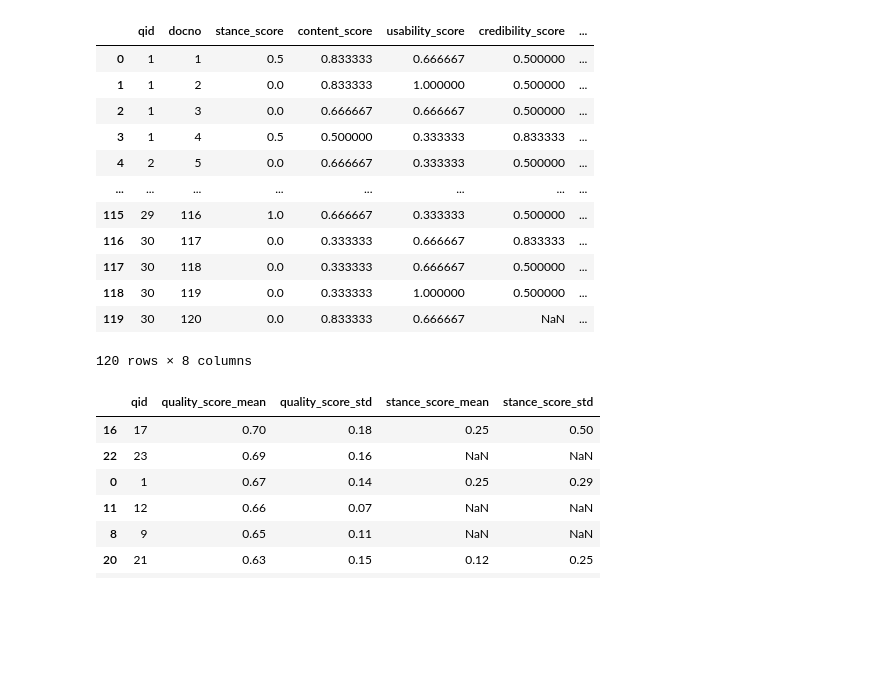
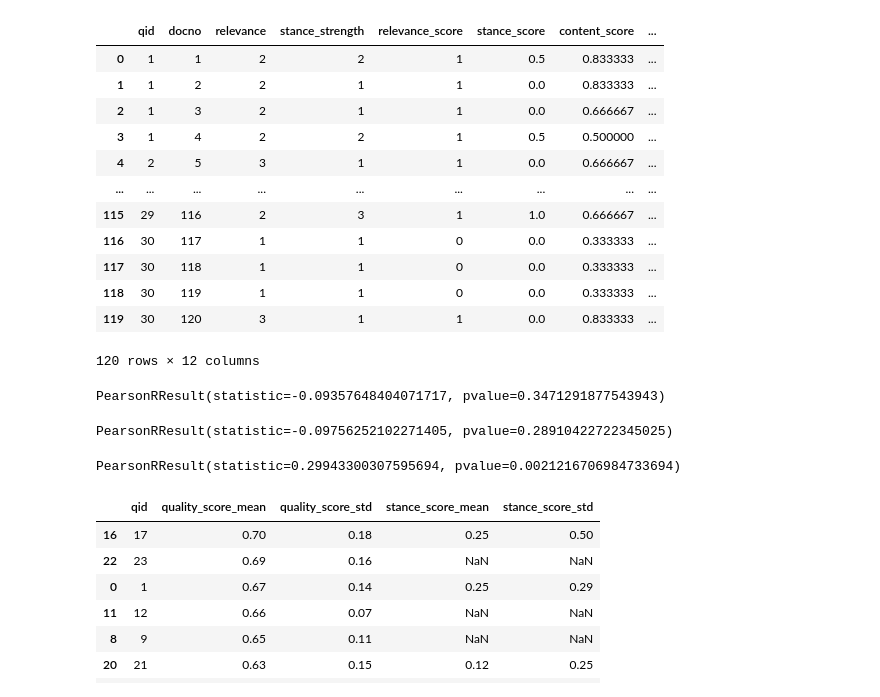
Before and after one commit to webis-de/clef24-search-quality-decision-making, a Jupyter notebook: notebooks/evaluation_quality.ipynb, the cells around one changed output. Cells and saved outputs as stored; diff of their text form; code cells hidden in the pictures; blank space fills up the shorter version.

```diff
--- a/notebooks/evaluation_quality.ipynb
+++ b/notebooks/evaluation_quality.ipynb
@@ -86,7 +87,7 @@ df.drop(columns=[
     "stance_most_detailed_object1",
     "stance_most_detailed_object2",
     "stance_favored_objects",
-    "stance_strength",
+    # "stance_strength",
     "stance_favored_object1",
     "stance_favored_object2",
     "content_information_depth",
@@ -95,48 +96,67 @@ df.drop(columns=[
     "content_wordiness_score",
     "content_rhetoric",
     "content_rhetoric_score",
     "usability_design_elements_text",
     "usability_design_elements_tables",
     "usability_design_elements_pictures_graphics",
     "usability_design_elements_key_points",
     "usability_design_elements_question_answer",
     "usability_design_elements_interviews",
     "usability_design_elements_animations_interactive_media",
     "usability_design_elements_none",
     "usability_design_elements_score",
     "usability_readability",
     "usability_readability_score",
     "credibility_source",
     "credibility_source_score",
     "credibility_author",
     "credibility_author_score",
     "credibility_truthfulness",
     "credibility_truthfulness_score",
     "credibility_verifiability",
     "credibility_verifiability_score",
     "up_to_dateness_date",
     "up_to_dateness_date_score",
     "up_to_dateness_updates",
     "up_to_dateness_updates_score",
-    "relevance",
-    "relevance_score",
+    # "relevance",
+    # "relevance_score",
     "???",
 ], inplace=True)
+df["rank"] = df.groupby("qid")["docno"].rank(method="dense", ascending=True).astype(int)
 df
 # %% [output]
-|  | qid | docno | stance_score | content_score | usability_score | credibility_score | ... |
-| 0 | 1 | 1 | 0.5 | 0.833333 | 0.666667 | 0.500000 | ... |
-| 1 | 1 | 2 | 0.0 | 0.833333 | 1.000000 | 0.500000 | ... |
-| 2 | 1 | 3 | 0.0 | 0.666667 | 0.666667 | 0.500000 | ... |
-| 3 | 1 | 4 | 0.5 | 0.500000 | 0.333333 | 0.833333 | ... |
-| 4 | 2 | 5 | 0.0 | 0.666667 | 0.333333 | 0.500000 | ... |
-| ... | ... | ... | ... | ... | ... | ... | ... |
-| 115 | 29 | 116 | 1.0 | 0.666667 | 0.333333 | 0.500000 | ... |
-| 116 | 30 | 117 | 0.0 | 0.333333 | 0.666667 | 0.833333 | ... |
-| 117 | 30 | 118 | 0.0 | 0.333333 | 0.666667 | 0.500000 | ... |
-| 118 | 30 | 119 | 0.0 | 0.333333 | 1.000000 | 0.500000 | ... |
-| 119 | 30 | 120 | 0.0 | 0.833333 | 0.666667 | NaN | ... |
+|  | qid | docno | relevance | stance_strength | relevance_score | stance_score | content_score | ... |
+| 0 | 1 | 1 | 2 | 2 | 1 | 0.5 | 0.833333 | ... |
+| 1 | 1 | 2 | 2 | 1 | 1 | 0.0 | 0.833333 | ... |
+| 2 | 1 | 3 | 2 | 1 | 1 | 0.0 | 0.666667 | ... |
+| 3 | 1 | 4 | 2 | 2 | 1 | 0.5 | 0.500000 | ... |
+| 4 | 2 | 5 | 3 | 1 | 1 | 0.0 | 0.666667 | ... |
+| ... | ... | ... | ... | ... | ... | ... | ... | ... |
+| 115 | 29 | 116 | 2 | 3 | 1 | 1.0 | 0.666667 | ... |
+| 116 | 30 | 117 | 1 | 1 | 0 | 0.0 | 0.333333 | ... |
+| 117 | 30 | 118 | 1 | 1 | 0 | 0.0 | 0.333333 | ... |
+| 118 | 30 | 119 | 1 | 1 | 0 | 0.0 | 0.333333 | ... |
+| 119 | 30 | 120 | 3 | 1 | 1 | 0.0 | 0.833333 | ... |
-120 rows × 8 columns
+120 rows × 12 columns
+# %%
+df_corr = df.copy()
+df_corr = df_corr[df_corr["quality_score"].notna()]
+pearsonr(df_corr["rank"], df_corr["quality_score"])
+# %% [output]
+PearsonRResult(statistic=-0.09357648404071717, pvalue=0.3471291877543943)
+# %%
+df_corr = df.copy()
+df_corr = df_corr[df_corr["relevance_score"].notna()]
+pearsonr(df_corr["rank"], df_corr["relevance_score"])
+# %% [output]
+PearsonRResult(statistic=-0.09756252102271405, pvalue=0.28910422722345025)
+# %%
+df_corr = df.copy()
+df_corr = df_corr[df_corr["quality_score"].notna() & df_corr["relevance_score"].notna()]
+pearsonr(df_corr["quality_score"], df_corr["relevance_score"])
+# %% [output]
+PearsonRResult(statistic=0.29943300307595694, pvalue=0.0021216706984733694)
 # %%
 no_quality_topics = df[df["quality_score"].isna()]["qid"].unique()
 no_stance_topics = df[df["stance_score"].isna()]["qid"].unique()
```
Also changed, not shown: parts of 2 cells of this notebook, 1 other file.
